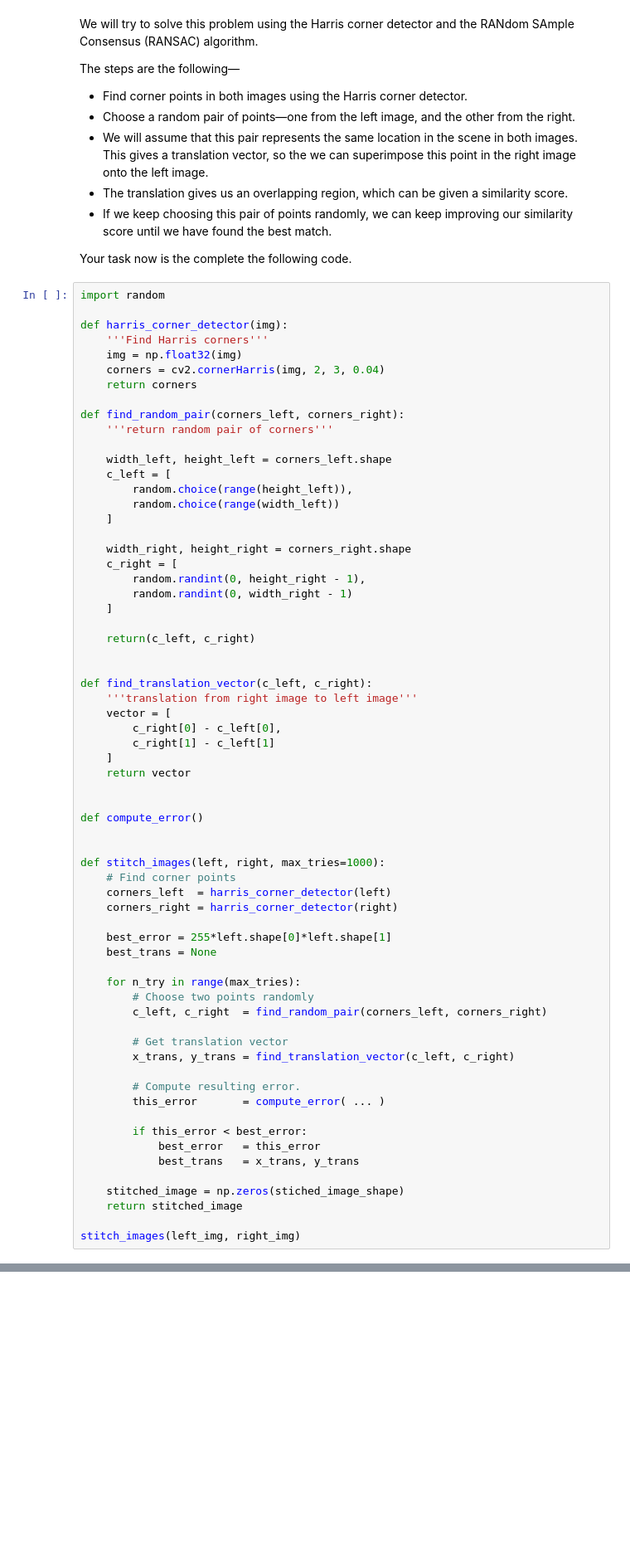
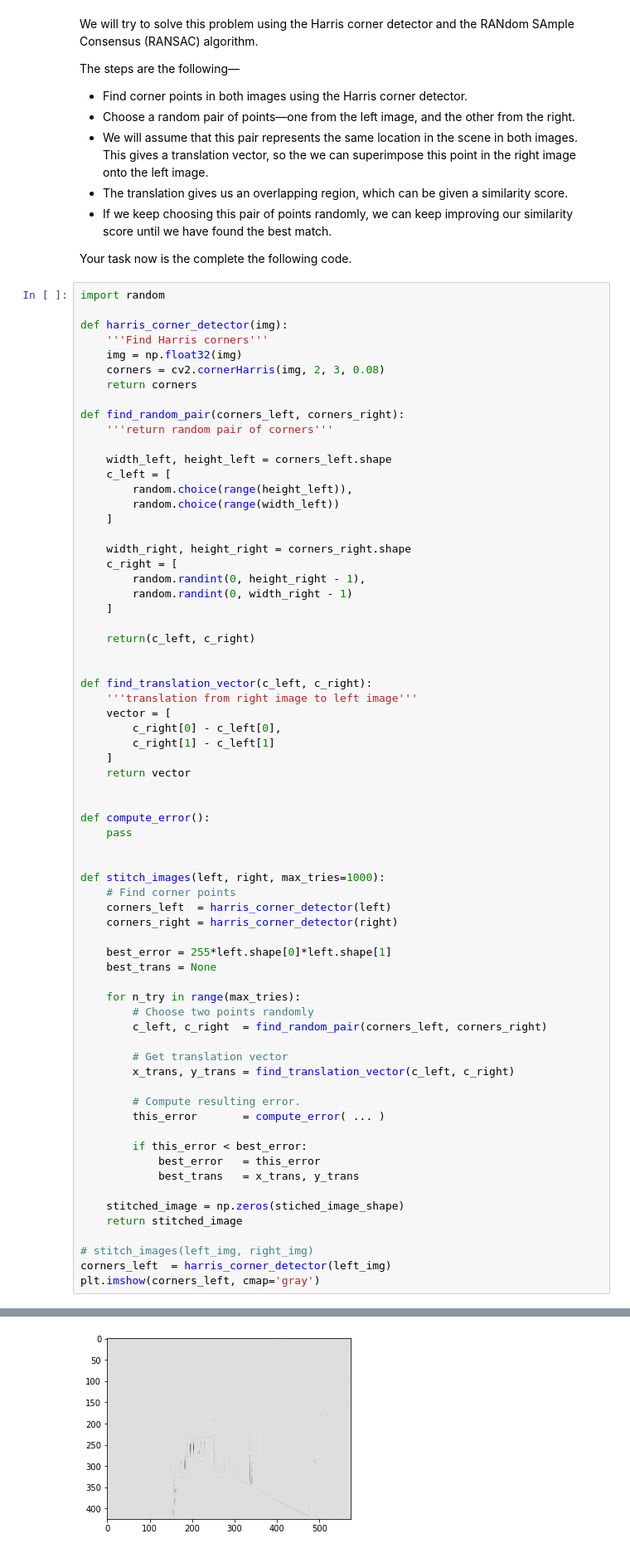
Before and after one commit to paulasquin/computer-vision-cs, a Jupyter notebook: Assignment1/VIC2018_Assignment1.ipynb, the cells around one changed output, grey strips where cells are left out. Shown at 83% size. Cells and saved outputs as stored; diff of their text form; blank space fills up the shorter version.

```diff
--- a/Assignment1/VIC2018_Assignment1.ipynb
+++ b/Assignment1/VIC2018_Assignment1.ipynb
@@ -270,7 +282,7 @@ import random
 def harris_corner_detector(img):
     '''Find Harris corners'''
     img = np.float32(img)
-    corners = cv2.cornerHarris(img, 2, 3, 0.04)
+    corners = cv2.cornerHarris(img, 2, 3, 0.08)
     return corners
 
 def find_random_pair(corners_left, corners_right):
@@ -300,7 +312,8 @@ def find_translation_vector(c_left, c_right):
     return vector
 
 
-def compute_error()
+def compute_error():
+    pass
 
 
 def stitch_images(left, right, max_tries=1000):
@@ -328,5 +341,7 @@ def stitch_images(left, right, max_tries=1000):
     stitched_image = np.zeros(stiched_image_shape)
     return stitched_image
 
-stitch_images(left_img, right_img)
+# stitch_images(left_img, right_img)
+corners_left  = harris_corner_detector(left_img)
+plt.imshow(corners_left, cmap='gray')
 # %% [output]
@@ -335,2 +349,3 @@ NameError: name 'compute_error' is not defined
+[figure, added]
 # %% [markdown]
 **Remark.** Note that in this simplified problem setting, we assumed only translations along $x-$ and $y-$axes. However, in a real-world scenario, we can expect any affine transformation and/or viewpoint differences between the two images. This means we can no longer decide correspondences using only one pair of points. Can you think of a strategy that can be employed in such a scenario?
```
Also changed, not shown: parts of 3 cells of this notebook.
